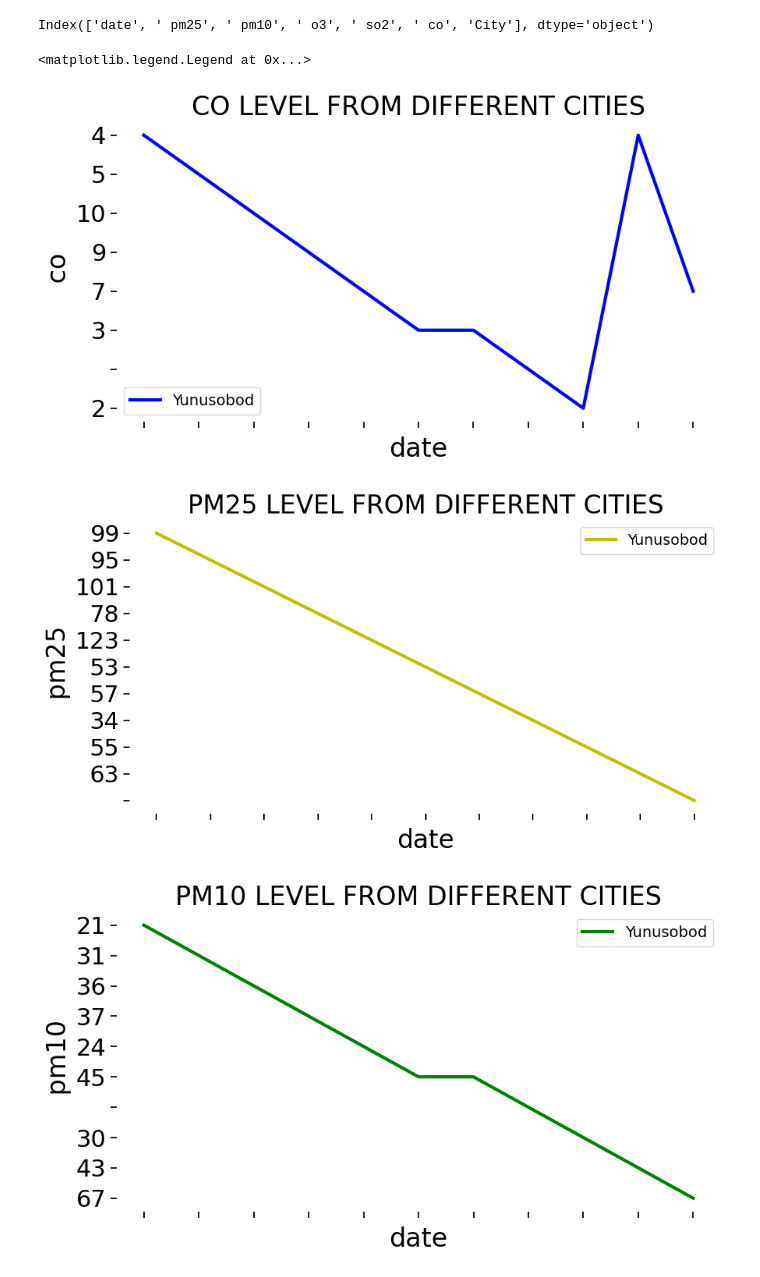
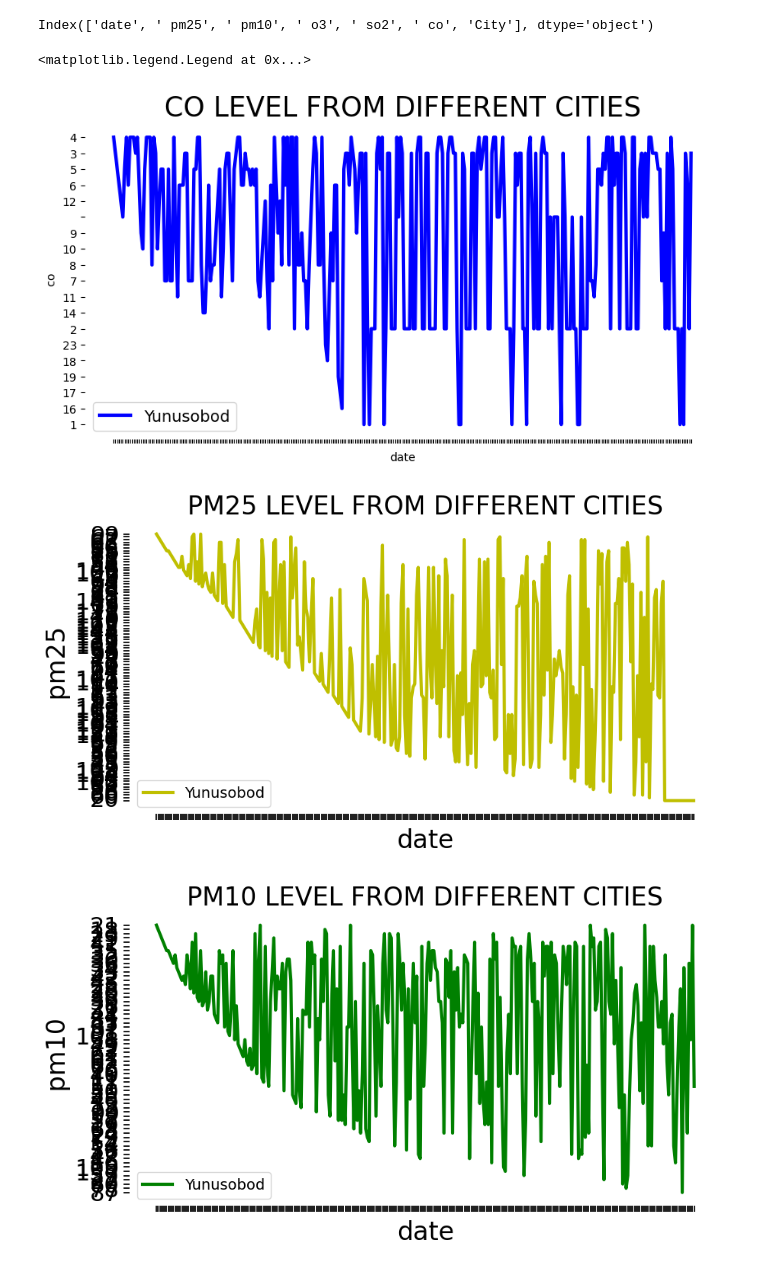
Before and after one commit to iMan0405/Portfolio_DT_vs_AI, a Jupyter notebook: Air_Quality_Tashkent_Yunusobod.ipynb, the cells around one changed output. Saved outputs shown, nothing was run; the diff lists cells and outputs as text; code cells hidden in the pictures.

```diff
--- a/Air_Quality_Tashkent_Yunusobod.ipynb
+++ b/Air_Quality_Tashkent_Yunusobod.ipynb
@@ -66,7 +66,7 @@ fig,ax = plt.subplots(figsize=(10, 5))
 sns.despine(fig, left=True, bottom=True)
 sns.set_context("notebook", font_scale=2, rc={"lines.linewidth": 3})
 
-sns.lineplot(x="date", y=" co", data=df_yunusobod.iloc[::30], color="b", label = 'Yunusobod')
+sns.lineplot(x="date", y=" co", data=df_yunusobod, color="b", label = 'Yunusobod')
 
 labels = [item.get_text() for item in ax.get_xticklabels()]
 labels[1] = '10.02.2023 dan 06.03.2024 gacha'
@@ -80,7 +80,7 @@ fig,ax = plt.subplots(figsize=(10, 5))
 sns.despine(fig, left=True, bottom=True)
 sns.set_context("notebook", font_scale=2, rc={"lines.linewidth": 3})
 
-sns.lineplot(x="date", y=" pm25", data=df_yunusobod.iloc[::30], color="y",label = 'Yunusobod')
+sns.lineplot(x="date", y=" pm25", data=df_yunusobod, color="y",label = 'Yunusobod')
 
 ax.set_xticklabels(ax.get_xticklabels(labels), rotation=30,ha="left")
 plt.rcParams["xtick.labelsize"] = 15
@@ -92,39 +92,39 @@ fig,ax = plt.subplots(figsize=(10, 5))
 sns.despine(fig, left=True, bottom=True)
 sns.set_context("notebook", font_scale=2, rc={"lines.linewidth": 3})
 
-sns.lineplot(x="date", y=" pm10", data=df_yunusobod.iloc[::30], color="g",label = 'Yunusobod')
+sns.lineplot(x="date", y=" pm10", data=df_yunusobod, color="g",label = 'Yunusobod')
 
 ax.set_xticklabels(ax.get_xticklabels(labels), rotation=30,ha="left")
 plt.rcParams["xtick.labelsize"] = 15
 
 ax.set_title('PM10 LEVEL FROM DIFFERENT CITIES')
 ax.legend(fontsize = 14)
 
 fig,ax = plt.subplots(figsize=(10, 5))
 sns.despine(fig, left=True, bottom=True)
 sns.set_context("notebook", font_scale=2, rc={"lines.linewidth": 3})
 
-sns.lineplot(x="date", y=" so2", data=df_yunusobod.iloc[::30], color="r",label = 'Yunusobod')
+sns.lineplot(x="date", y=" so2", data=df_yunusobod, color="r",label = 'Yunusobod')
 
 ax.set_xticklabels(ax.get_xticklabels(labels), rotation=30,ha="left")
 plt.rcParams["xtick.labelsize"] = 15
 
 ax.set_title('SO2 LEVEL FROM DIFFERENT CITIES')
 ax.legend(fontsize = 14)
 
 fig,ax = plt.subplots(figsize=(10, 5))
 sns.despine(fig, left=True, bottom=True)
 sns.set_context("notebook", font_scale=2, rc={"lines.linewidth": 1})
 
-sns.barplot(x="date", y=" o3", data=df_yunusobod.iloc[::30], color="orange",label = 'Yunusobod')
+sns.barplot(x="date", y=" o3", data=df_yunusobod, color="orange",label = 'Yunusobod')
 
 ax.set_xticklabels(ax.get_xticklabels(labels), rotation=30,ha="left")
 plt.rcParams["xtick.labelsize"] = 15
 
 ax.set_title('O3 LEVEL FROM DIFFERENT CITIES')
 ax.legend(fontsize = 14)
 # %% [output]
 <matplotlib.legend.Legend at 0x...>
-[figure, old version]
+[figure, new version]
-[figure, old version]
+[figure, new version]
-[figure, old version]
+[figure, new version]
```
Also changed, not shown: parts of 6 cells of this notebook.
